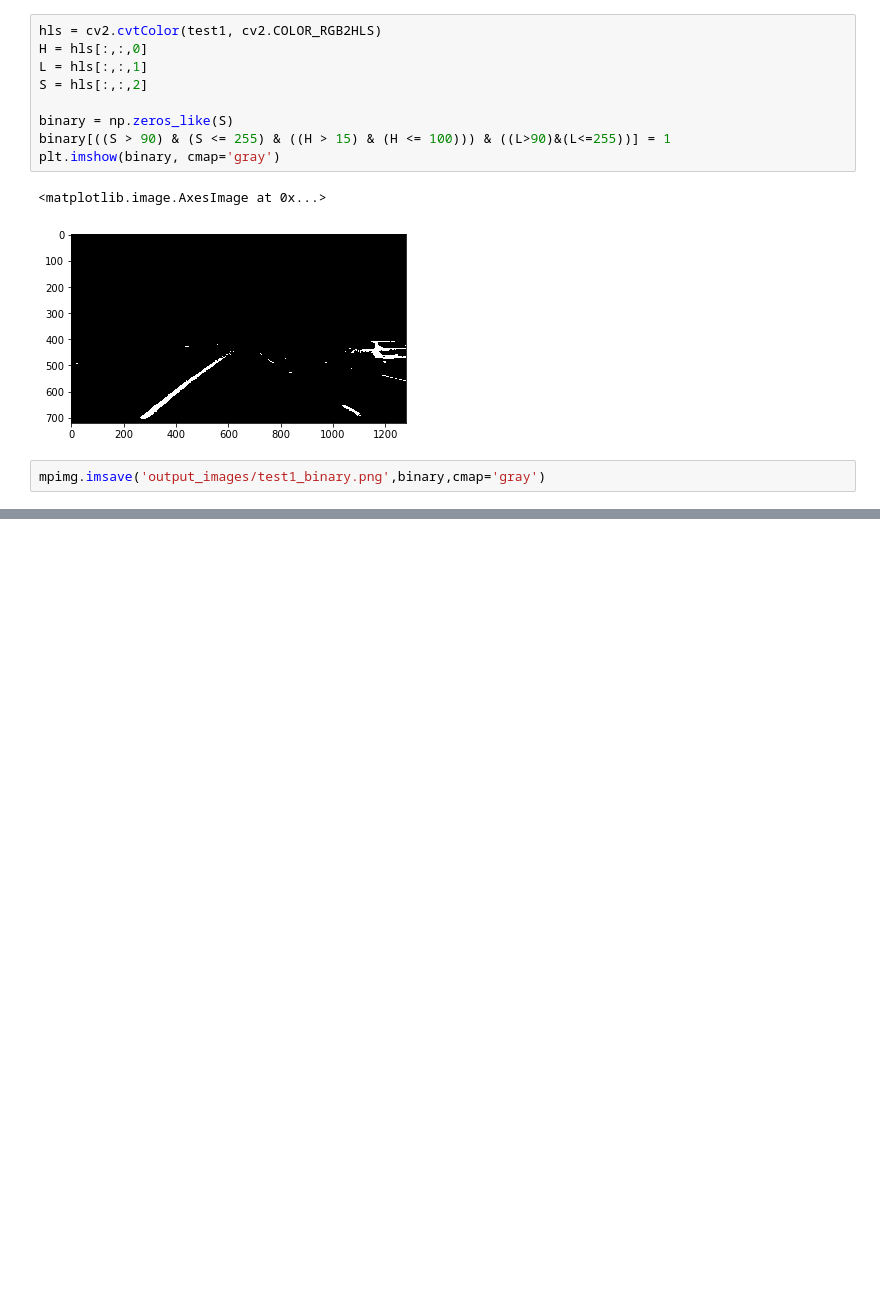
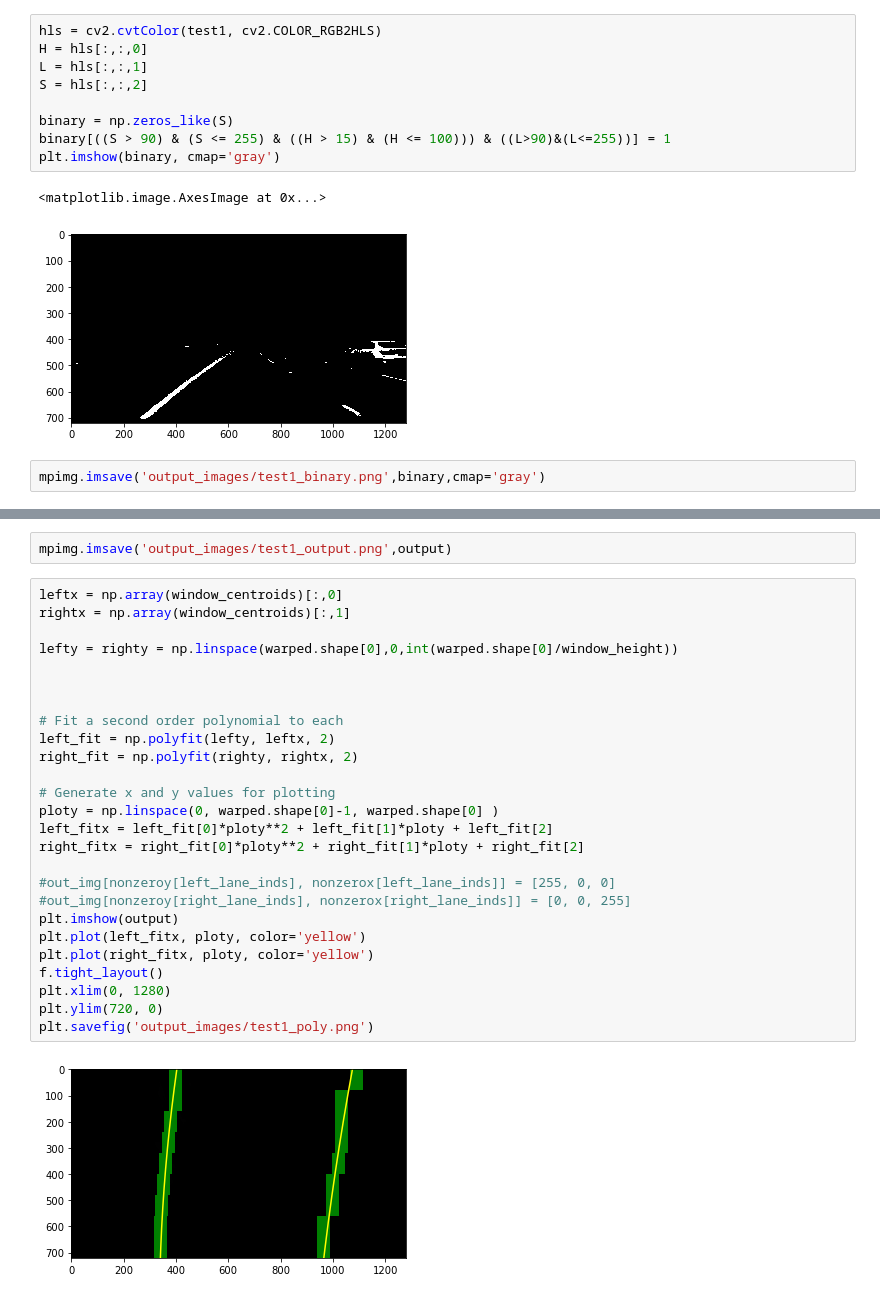
Before and after one commit to jeffDL/CarND-Advanced-Lane-Lines, a Jupyter notebook: Advanced-Lane-Finding.ipynb, the cells around one changed output, grey strips where cells are left out. Drawn from its saved outputs; the diff is of its cells as text; blank space fills up the shorter version.

Commit message:
Poly fit

```diff
--- a/Advanced-Lane-Finding.ipynb
+++ b/Advanced-Lane-Finding.ipynb
@@ -145,0 +272,30 @@ mpimg.imsave('output_images/test1_binary.png',binary,cmap='gray')
+# %%
+mpimg.imsave('output_images/test1_output.png',output)
+# %%
+leftx = np.array(window_centroids)[:,0]
+rightx = np.array(window_centroids)[:,1]
+
+lefty = righty = np.linspace(warped.shape[0],0,int(warped.shape[0]/window_height))
+
+
+
+# Fit a second order polynomial to each
+left_fit = np.polyfit(lefty, leftx, 2)
+right_fit = np.polyfit(righty, rightx, 2)
+
+# Generate x and y values for plotting
+ploty = np.linspace(0, warped.shape[0]-1, warped.shape[0] )
+left_fitx = left_fit[0]*ploty**2 + left_fit[1]*ploty + left_fit[2]
+right_fitx = right_fit[0]*ploty**2 + right_fit[1]*ploty + right_fit[2]
+
+#out_img[nonzeroy[left_lane_inds], nonzerox[left_lane_inds]] = [255, 0, 0]
+#out_img[nonzeroy[right_lane_inds], nonzerox[right_lane_inds]] = [0, 0, 255]
+plt.imshow(output)
+plt.plot(left_fitx, ploty, color='yellow')
+plt.plot(right_fitx, ploty, color='yellow')
+f.tight_layout()
+plt.xlim(0, 1280)
+plt.ylim(720, 0)
+plt.savefig('output_images/test1_poly.png')
+# %% [output]
+[figure, added]
```
Also changed, not shown: parts of 6 cells of this notebook, 1 other file.
